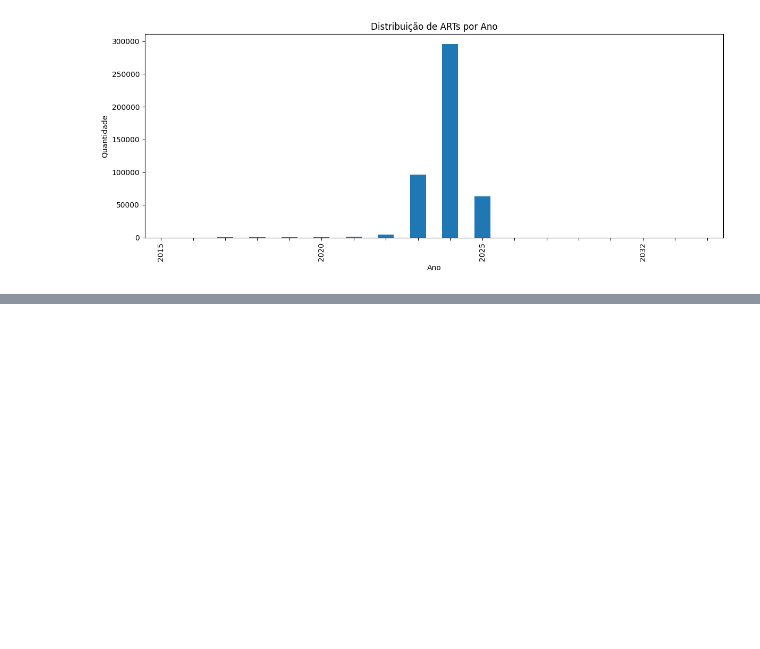
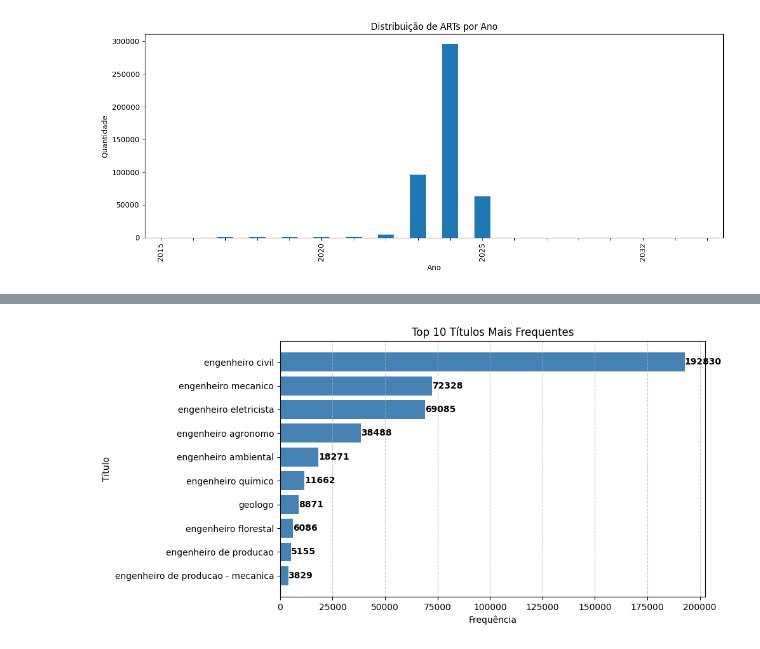
Before and after one commit to ProjPainelConstru/Outras-Bases, a Jupyter notebook: EDAarts.ipynb, the cells around one changed output, grey strips where cells are left out. Drawn from its saved outputs; the diff is of its cells as text; code cells hidden in the pictures; blank space fills up the shorter version.

```diff
--- a/EDAarts.ipynb
+++ b/EDAarts.ipynb
@@ -214 +273,23 @@ plt.show()
 [figure]
+# %%
+import matplotlib.pyplot as plt
+
+# Verificar os valores mais frequentes da coluna 'Title'
+top_titles = arts_data['Title'].value_counts().head(10)
+
+# Plotar gráfico de barras
+plt.figure(figsize=(10, 5))
+bars = plt.barh(top_titles.index[::-1], top_titles.values[::-1], color='steelblue')
+plt.title('Top 10 Títulos Mais Frequentes')
+plt.xlabel('Frequência')
+plt.ylabel('Título')
+plt.grid(axis='x', linestyle='--', alpha=0.7)
+
+# Adicionar os valores nas barras
+for i, v in enumerate(top_titles.values[::-1]):
+    plt.text(v + 1, i, str(v), va='center', fontweight='bold')
+
+plt.tight_layout()
+plt.show()
+# %% [output]
+[figure, added]
```
Also changed, not shown: parts of 8 cells of this notebook.
